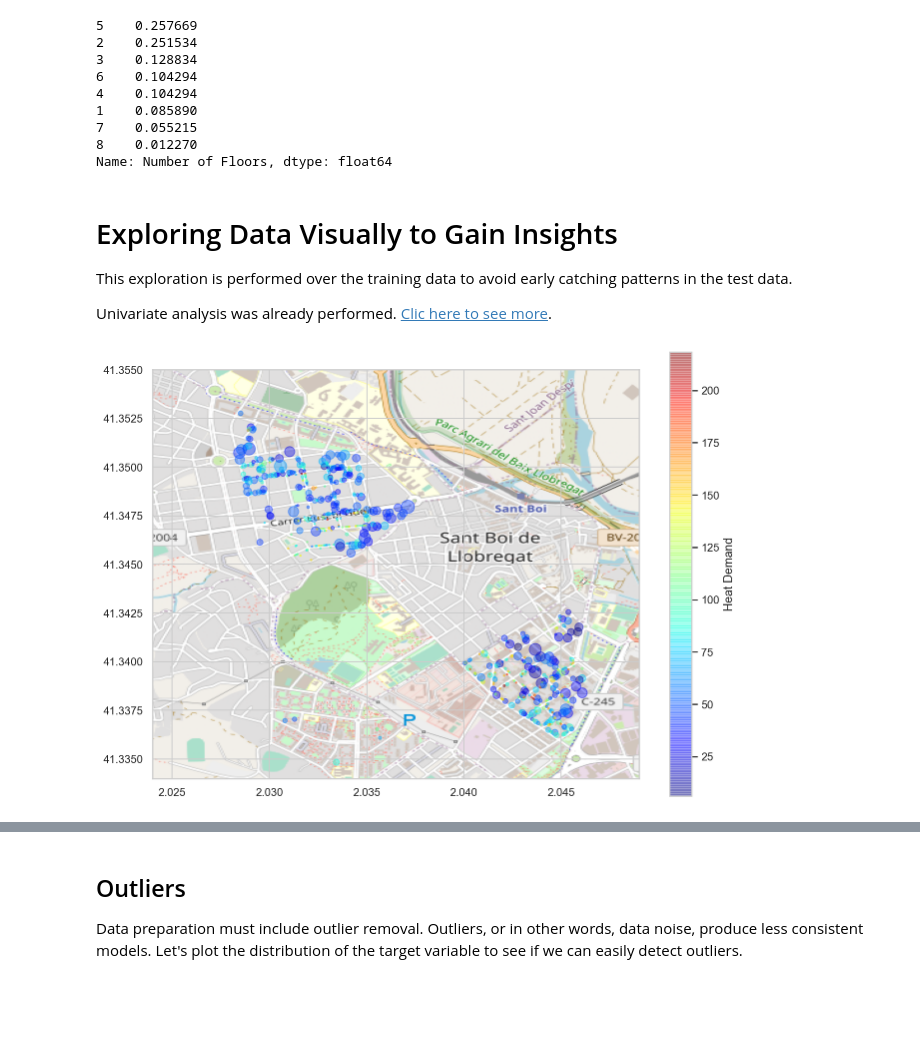
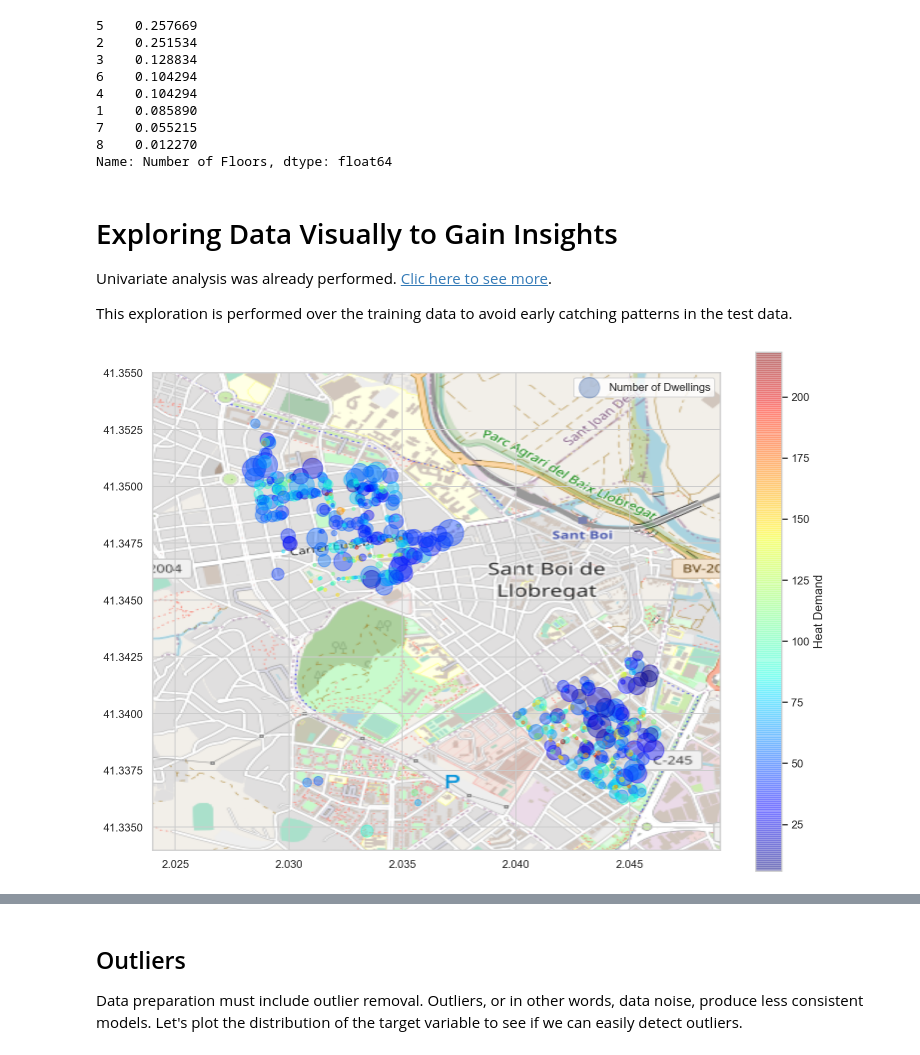
Before and after one commit to carlosdavila91/santboi_heatdemand, a Jupyter notebook: blog_short.ipynb, the cells around one changed output, grey strips where cells are left out. Drawn from its saved outputs; the diff is of its cells as text; code cells hidden in the pictures; blank space fills up the shorter version.

```diff
--- a/blog_short.ipynb
+++ b/blog_short.ipynb
@@ -237,31 +237,34 @@ Name: Number of Floors, dtype: float64
 # %% [markdown]
 # Exploring Data Visually to Gain Insights
 
+Univariate analysis was already performed. [Clic here to see more](https://github.com/carlosdavila91/santboi_eda).
+
 This exploration is performed over the training data to avoid early catching patterns in the test data.
-
-Univariate analysis was already performed. [Clic here to see more](https://github.com/carlosdavila91/santboi_eda).
+# %%
+buildings = buildings_train_set.copy()
 # %%
 import matplotlib.patches as patches
 
-x = buildings_train_set["X Coord"]
-y = buildings_train_set["Y Coord"]
-s = buildings_train_set["Number of Dwellings"]
-c = buildings_train_set["Heat Demand"]
-label = buildings_train_set["Number of Dwellings"]
+x = buildings["X Coord"]
+y = buildings["Y Coord"]
+s = buildings["Number of Dwellings"]
+hd = buildings["Heat Demand"]
+label = buildings["Number of Dwellings"]
 cmap=plt.get_cmap('jet')
 
 sb_map = plt.imread("img/map.png")
 bbox = (2.024, 2.049, 41.334, 41.355)
 
-fig = plt.figure(figsize=(4*6,3*6))
+fig = plt.figure(figsize=(4*7,3*7))
 ax = plt.subplot(221)
-scat = plt.scatter(x=x, y=y, label=label, alpha=0.4, s=s*2.5, c=c, cmap=cmap)
+scat = plt.scatter(x=x, y=y, label=label, alpha=0.4, s=s*10, c=hd, cmap=cmap)
 ax.set_xlim(bbox[0],bbox[1])
 ax.set_ylim(bbox[2],bbox[3])
 plt.imshow(sb_map, zorder=0, extent = bbox, aspect='equal')
 plt.colorbar(scat, label="Heat Demand")
+ax.legend(["Number of Dwellings"])
 
 plt.show()
 # %% [output]
-[figure, old version]
+[figure, new version]
 # %% [markdown]
```
Also changed, not shown: parts of 116 cells of this notebook.
